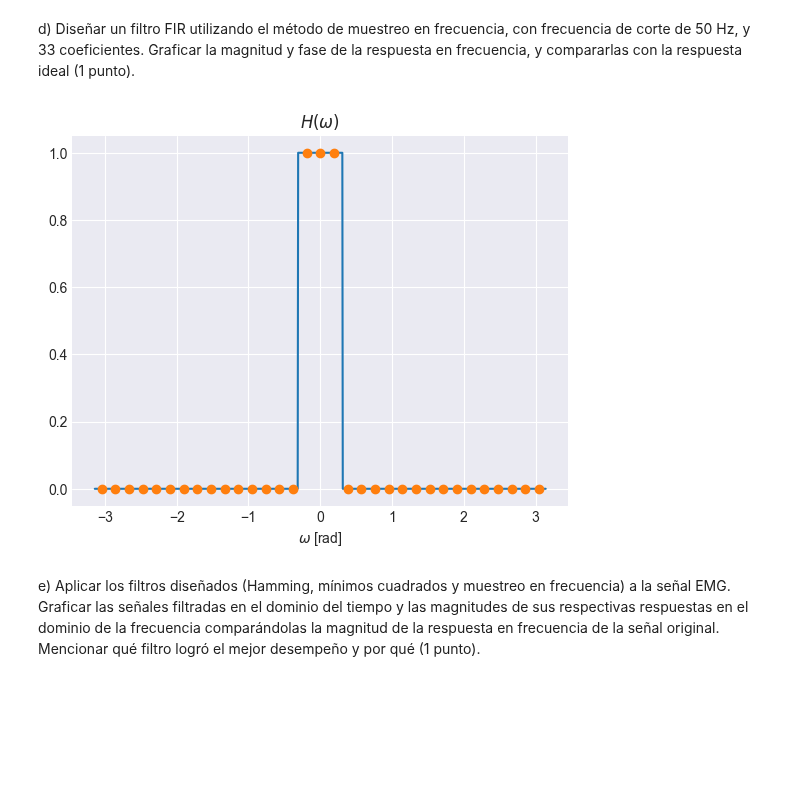
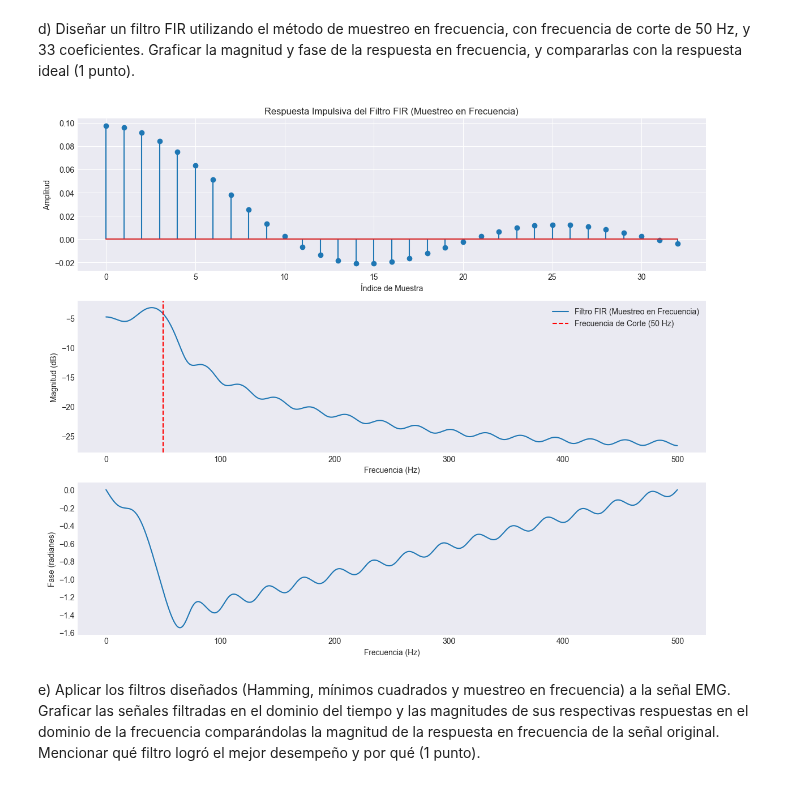
Before and after one commit to ExampleToFollow/PracticasPDS, a Jupyter notebook: Lab4/IF_LAB4_20213704.ipynb, the cells around one changed output. Cells and saved outputs as stored; diff of their text form; code cells hidden in the pictures; blank space fills up the shorter version.

```diff
--- a/Lab4/IF_LAB4_20213704.ipynb
+++ b/Lab4/IF_LAB4_20213704.ipynb
@@ -178,30 +134,52 @@ plt.grid('on')
 d) Diseñar un filtro FIR utilizando el método de muestreo en frecuencia, con frecuencia de corte
 de 50 Hz, y 33 coeficientes. Graficar la magnitud y fase de la respuesta en frecuencia, y
 compararlas con la respuesta ideal (1 punto).
-# %%
-fc = 50/fs
-wc = fc*2*np.pi
-Nw = 33
-w = 2*np.pi*(np.arange(Nw)-((Nw-1)/2)) / Nw
-#w = 2*np.pi*(np.arange(Nw)-np.fix(Nw/2)) / Nw
-
-def HPB(w,wc):
-    H = 1*(np.abs(w)<wc)
-    return H
-
-Hw = HPB(w,wc)
-
-wid = np.linspace(-np.pi,np.pi,1001)
-Hid = HPB(wid,wc)
-
-fig = plt.figure()
-plt.plot(wid,Hid)
-plt.plot(w,Hw,'o')
-plt.xlabel('$\omega$ [rad]')
-plt.title('$H(\omega)$')
-plt.grid('on')
-# %% [output]
-[figure, removed]
+# %%
+# Definir el número de coeficientes
+num_taps = 33
+
+# Crear una respuesta ideal en frecuencia
+H_d = np.zeros(512)
+cutoff_index = int(50 / (fs / 2) * 256)
+H_d[:cutoff_index] = 1
+H_d[-cutoff_index:] = 1
+
+# Aplicar la Transformada Inversa de Fourier para obtener los coeficientes
+b = np.fft.ifft(H_d).real[:num_taps]
+
+# Respuesta en frecuencia
+w, h = freqz(b, worN=8000, fs=fs)
+
+# Graficar
+plt.figure(figsize=(12, 10))
+
+# Respuesta impulsiva
+plt.subplot(3, 1, 1)
+plt.stem(b, use_line_collection=True)
+plt.title("Respuesta Impulsiva del Filtro FIR (Muestreo en Frecuencia)")
+plt.xlabel("Índice de Muestra")
+plt.ylabel("Amplitud")
+
+# Magnitud de la respuesta en frecuencia
+plt.subplot(3, 1, 2)
+plt.plot(w, 20 * np.log10(np.abs(h)), label="Filtro FIR (Muestreo en Frecuencia)")
+plt.axvline(fc, color='red', linestyle='--', label="Frecuencia de Corte (50 Hz)")
+plt.xlabel("Frecuencia (Hz)")
+plt.ylabel("Magnitud (dB)")
+plt.grid()
+plt.legend()
+
+# Fase de la respuesta en frecuencia
+plt.subplot(3, 1, 3)
+plt.plot(w, np.angle(h))
+plt.xlabel("Frecuencia (Hz)")
+plt.ylabel("Fase (radianes)")
+plt.grid()
+
+plt.tight_layout()
+plt.show()
+# %% [output]
+[figure, added]
 # %% [markdown]
 e) Aplicar los filtros diseñados (Hamming, mínimos cuadrados y muestreo en frecuencia) a la señal
 EMG. Graficar las señales filtradas en el dominio del tiempo y las magnitudes de sus respectivas
```
Also changed, not shown: parts of 5 cells of this notebook.
